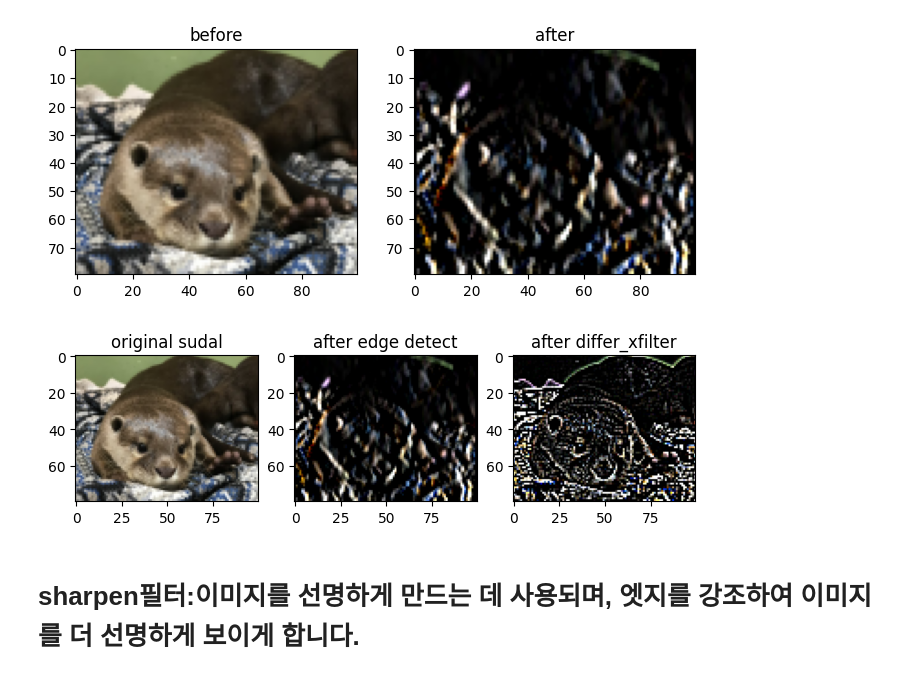
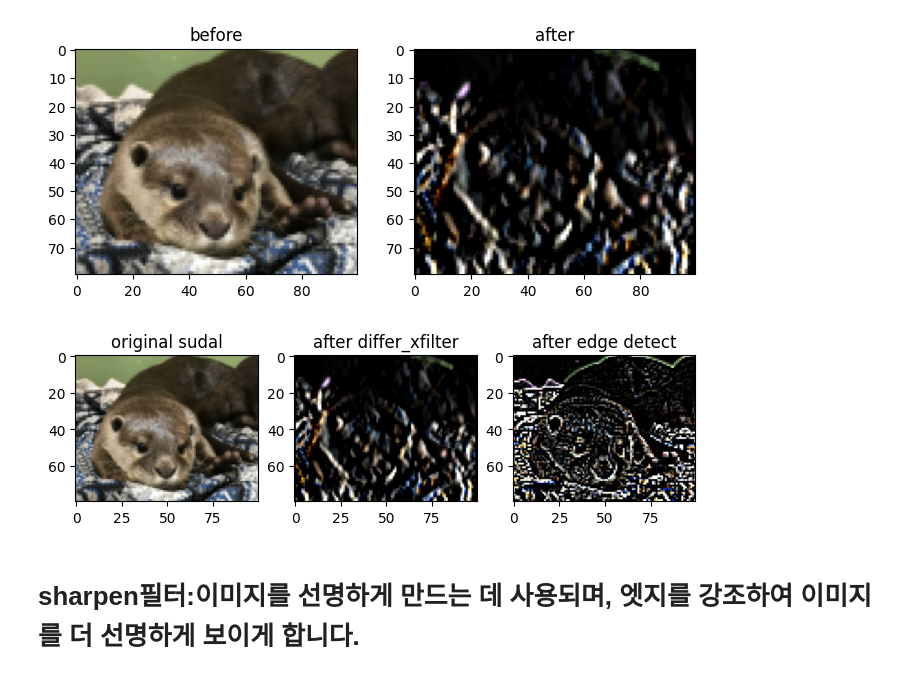
Before and after one commit to Hannibal730/DL-ComputerVision, a Jupyter notebook: 03_수달사진으로_opencv의_filter,_Affine변환_연습하기.ipynb, the cells around one changed output. Drawn from its saved outputs; the diff is of its cells as text; code cells hidden in the pictures.

```diff
--- a/03_수달사진으로_opencv의_filter,_Affine변환_연습하기.ipynb
+++ b/03_수달사진으로_opencv의_filter,_Affine변환_연습하기.ipynb
@@ -414,22 +414,22 @@ plt.show()
 # %%
 differ_xfilter = np.array([[-1, 0, 1],
                           [-1, 0, 1],
                           [-1, 0, 1] ])
 kernel1 = differ_xfilter
 dst1 = cv2.filter2D(image, -1, kernel1)
 plt.figure(figsize=(8, 4))
 plt.subplot(131),plt.imshow(image),plt.title('original sudal')
-plt.subplot(132),plt.imshow(dst1),plt.title('after edge detect')
+plt.subplot(132),plt.imshow(dst1),plt.title('after differ_xfilter')
 
 edge_detect = np.array([[-1, -1, -1],
                         [-1,  8, -1],
                         [-1, -1, -1] ])
 kernel2 = edge_detect
 dst2 = cv2.filter2D(image, -1, kernel2)
-plt.subplot(133),plt.imshow(dst2),plt.title('after differ_xfilter')
+plt.subplot(133),plt.imshow(dst2),plt.title('after edge detect')
 plt.show()
 # %% [output]
-[figure, old version]
+[figure, new version]
 # %% [markdown]
 # sharpen필터:이미지를 선명하게 만드는 데 사용되며, 엣지를 강조하여 이미지를 더 선명하게 보이게 합니다.
 # %%
```
